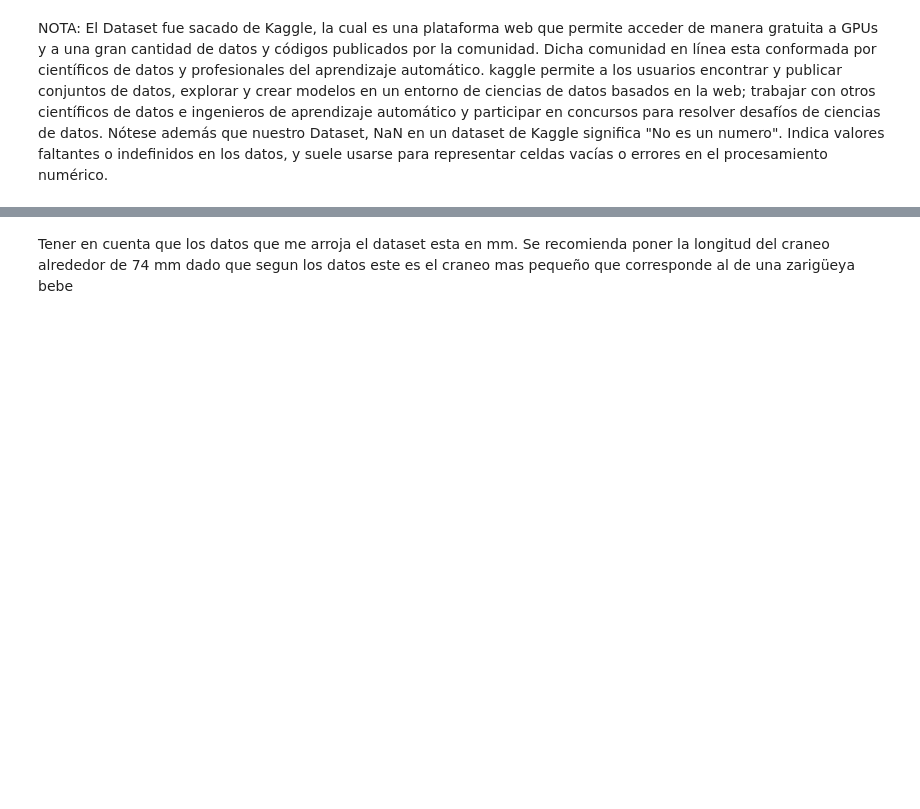
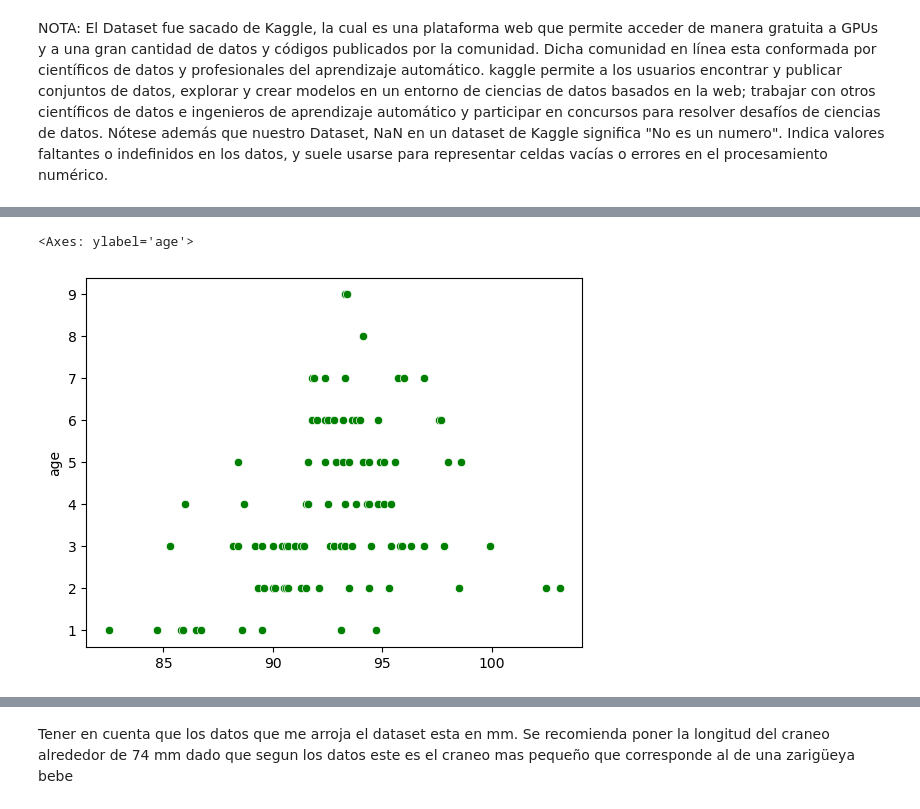
Before and after one commit to unalmedmathnum/Carvajal-Gallego-Quintero-TAREA2, a Jupyter notebook: Aplicación en el mundo real/zarigueya.ipynb, the cells around one changed output, grey strips where cells are left out. Drawn from its saved outputs; the diff is of its cells as text; code cells hidden in the pictures; blank space fills up the shorter version.

```diff
--- a/Aplicación en el mundo real/zarigueya.ipynb
+++ b/Aplicación en el mundo real/zarigueya.ipynb
@@ -34,0 +38,20 @@ df.sample(10)  #del dataset visualizamos entradas o filas como lo vemos en la si
+# %%
+df = pd.read_csv('./dataset.csv')
+df.sort_values(by=['hdlngth'],inplace=True, ascending = True)
+
+
+
+# Selecciona los valores de la columna 'hdlngth' y 'age'.
+x = df['hdlngth'].values.reshape(-1, 1)
+y = df['age']
+
+# Elimina filas con valores NaN en 'y' (edad).
+mask = ~y.isna()  # Crea una máscara booleana para identificar filas sin valores NaN y filtrar para seleccionar los que si me sirven.
+x = x[mask]       # Aplica la máscara a x para eliminar lo que no me sirve.
+y = y[mask]       # Aplica la máscara a y para eliminar lo que no me sirve.
+n = len(x)
+
+sns.scatterplot(x=x.flatten(), y=y, color="green")
+# %% [output]
+<Axes: ylabel='age'>
+[figure, added]
```
Also changed, not shown: parts of 11 cells of this notebook.
